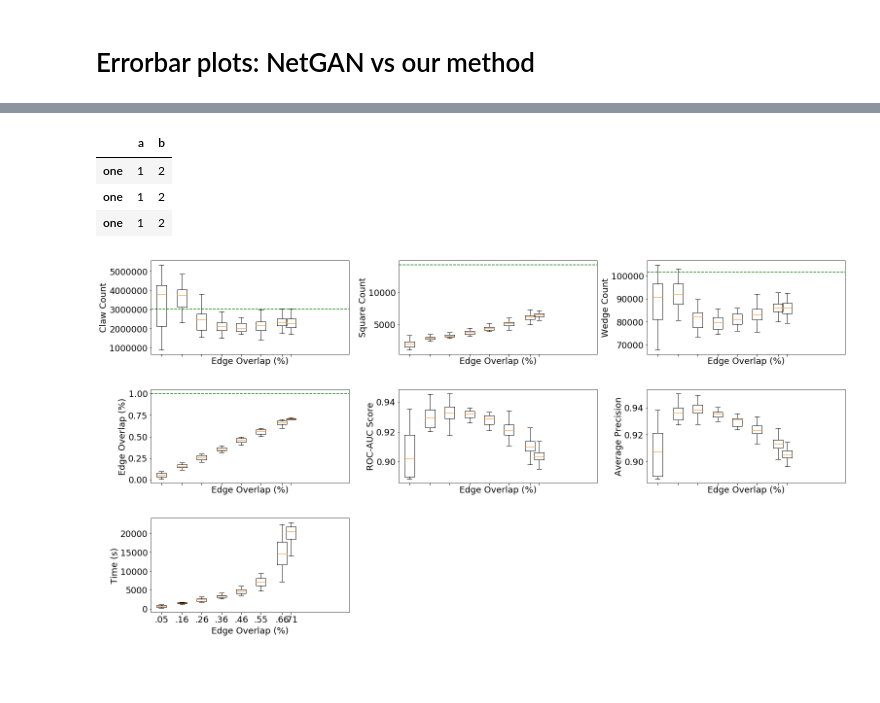
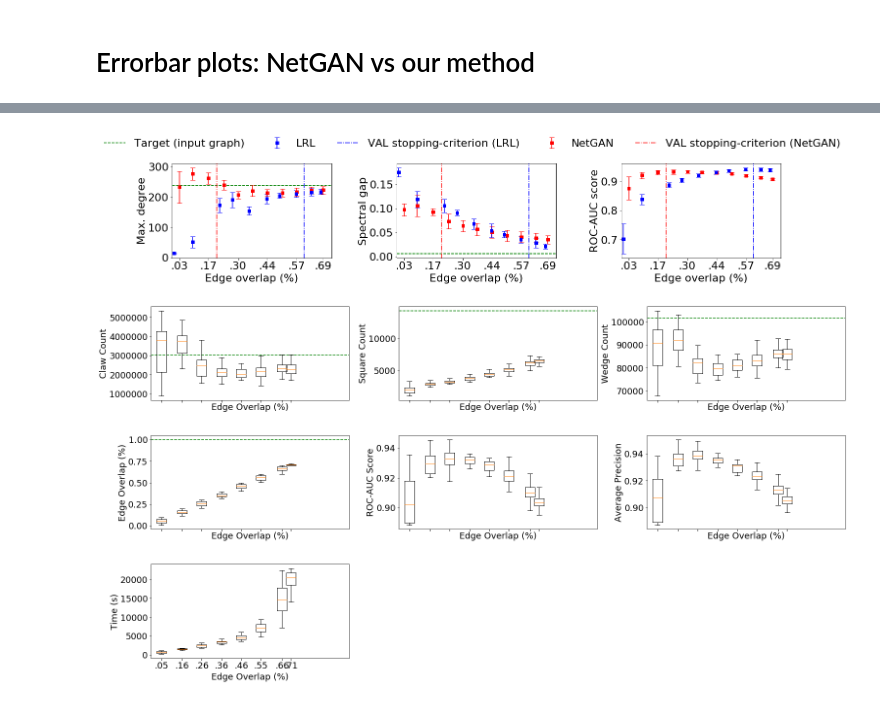
Before and after one commit to hheidrich/Net, a Jupyter notebook: exp/Statistics.ipynb, the cells around one changed output, grey strips where cells are left out. Cells and saved outputs as stored; diff of their text form; code cells hidden in the pictures; blank space fills up the shorter version.

```diff
--- a/exp/Statistics.ipynb
+++ b/exp/Statistics.ipynb
@@ -189,10 +186,14 @@ df = pd.DataFrame({'a' : 1, 'b' : 2}, ['one'])
-# %%
-df.append([df, df])
-# %% [output]
-|  | a | b |
-| one | 1 | 2 |
-| one | 1 | 2 |
-| one | 1 | 2 |
+# %%
+errorbar_plot(models_statistics_binned=models_statistics_binned,
+              original_statistics=original_statistics,
+              grid_size=(1,3),
+              figsize=(20, 5),
+              show_keys=['Max Degree', 'Spectral Gap', 'ROC-AUC Score'],
+              translation_dict=translation_dict,
+              max_patience=5,
+              save_path='../fig/during_training_snippet.pdf')
+# %% [output]
+[figure, added]
 # %%
 boxplot(statistics_binned=eval_netgan.statistics_binned, original_statistics=original_statistics, save_path='../fig/netgan.pdf')
 # %% [output]
```
Also changed, not shown: parts of 4 cells of this notebook, 7 other files.
